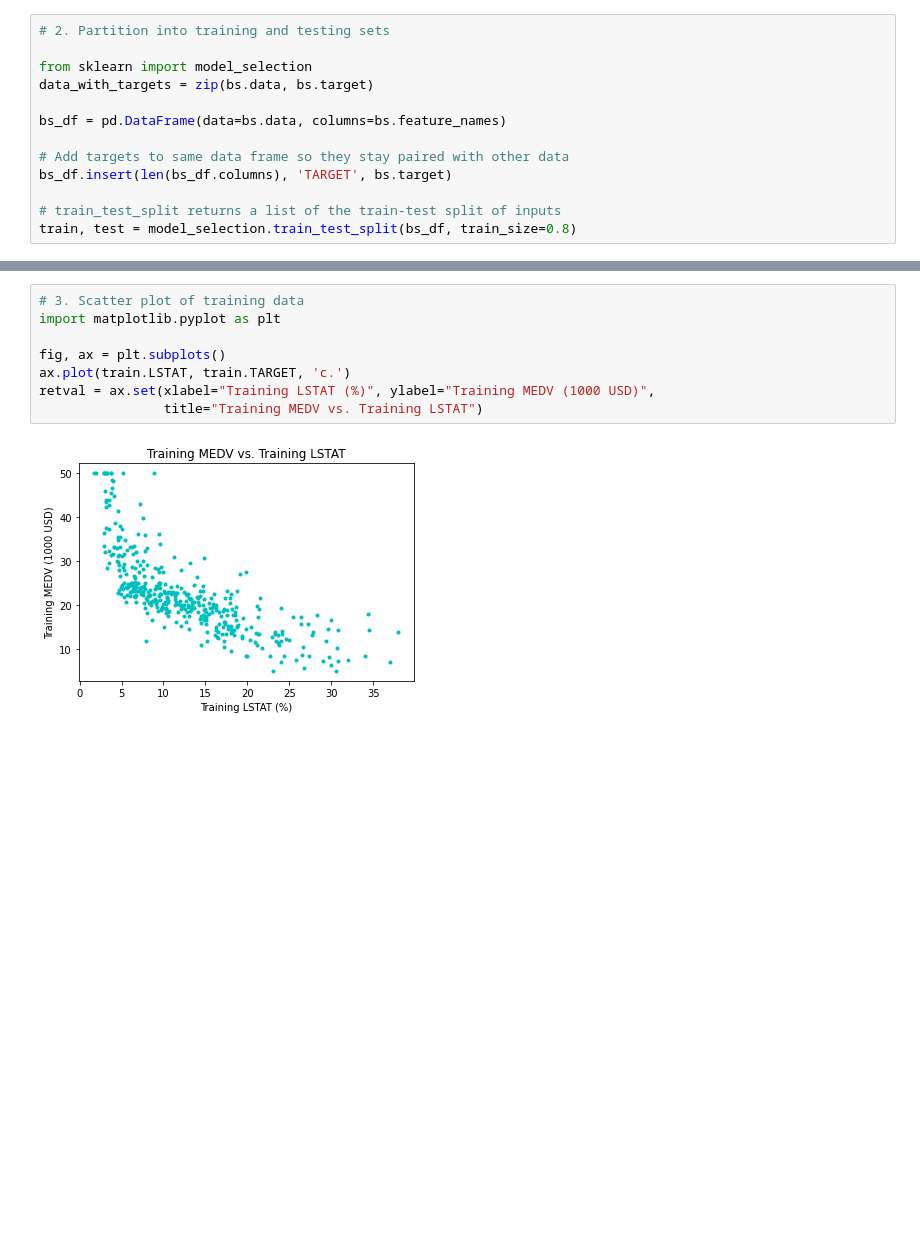
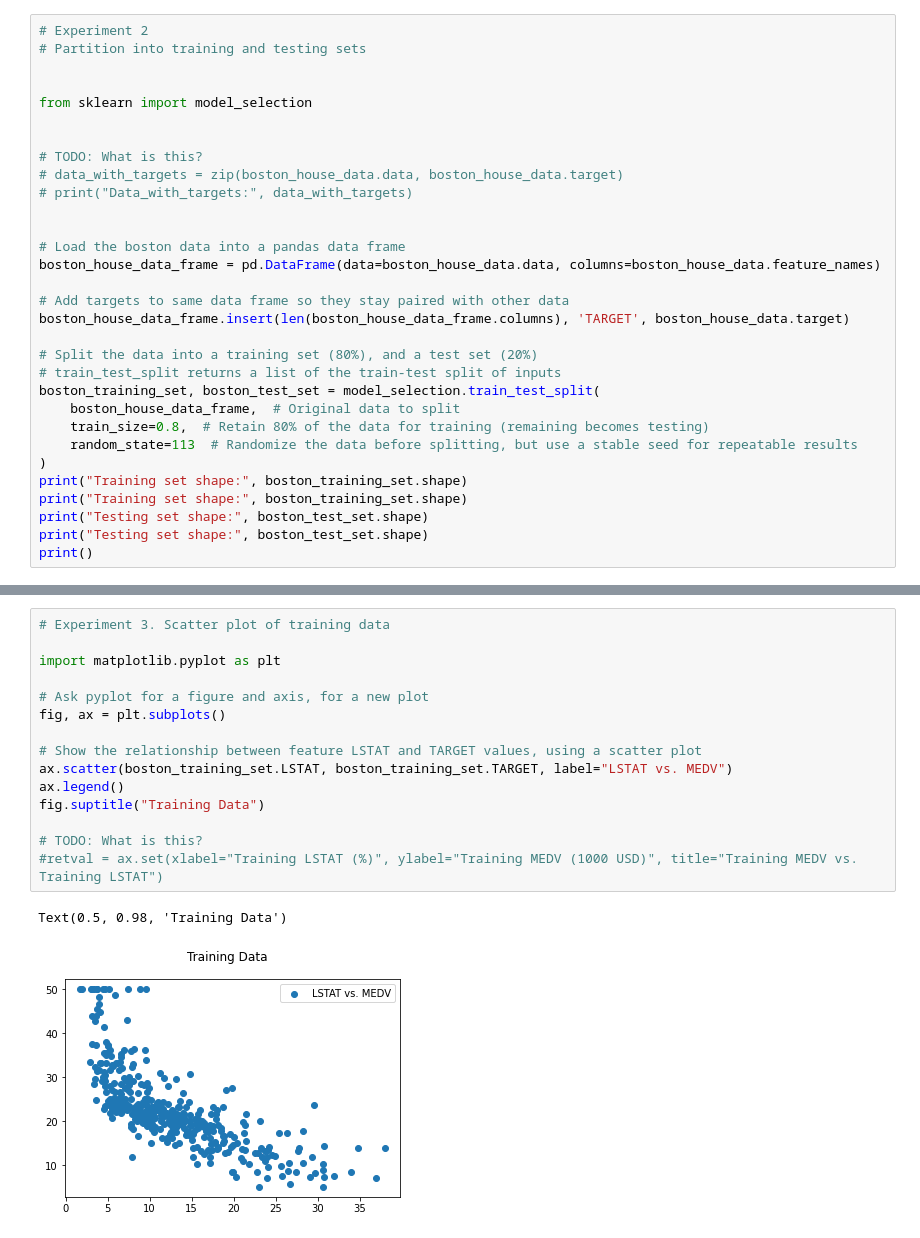
Before and after one commit to BrandonXue/cpsc-483-p2, a Jupyter notebook: cpsc_483_p2.ipynb, the cells around one changed output, grey strips where cells are left out. Cells and saved outputs as stored; diff of their text form; blank space fills up the shorter version.

Commit message:
Worked up to Experiment 5

```diff
--- a/cpsc_483_p2.ipynb
+++ b/cpsc_483_p2.ipynb
@@ -23,13 +61,31 @@ array(['CRIM', 'ZN', 'INDUS', 'CHAS', 'NOX', 'RM', 'AGE', 'DIS', 'RAD',
 # %%
-# 2. Partition into training and testing sets
+# Experiment 2
+# Partition into training and testing sets
+
 
 from sklearn import model_selection
-data_with_targets = zip(bs.data, bs.target)
 
-bs_df = pd.DataFrame(data=bs.data, columns=bs.feature_names)
+
+# TODO: What is this?
+# data_with_targets = zip(boston_house_data.data, boston_house_data.target)
+# print("Data_with_targets:", data_with_targets)
+
+
+# Load the boston data into a pandas data frame
+boston_house_data_frame = pd.DataFrame(data=boston_house_data.data, columns=boston_house_data.feature_names)
 
 # Add targets to same data frame so they stay paired with other data
-bs_df.insert(len(bs_df.columns), 'TARGET', bs.target)
+boston_house_data_frame.insert(len(boston_house_data_frame.columns), 'TARGET', boston_house_data.target)
 
+# Split the data into a training set (80%), and a test set (20%)
 # train_test_split returns a list of the train-test split of inputs
-train, test = model_selection.train_test_split(bs_df, train_size=0.8)
+boston_training_set, boston_test_set = model_selection.train_test_split(
+    boston_house_data_frame,  # Original data to split
+    train_size=0.8,  # Retain 80% of the data for training (remaining becomes testing)
+    random_state=113  # Randomize the data before splitting, but use a stable seed for repeatable results
+)
+print("Training set shape:", boston_training_set.shape)
+print("Training set shape:", boston_training_set.shape)
+print("Testing set shape:", boston_test_set.shape)
+print("Testing set shape:", boston_test_set.shape)
+print()
@@ -36,10 +100,18 @@ train, test = model_selection.train_test_split(bs_df, train_size=0.8)
 # %%
-# 3. Scatter plot of training data
+# Experiment 3. Scatter plot of training data
+
 import matplotlib.pyplot as plt
 
+# Ask pyplot for a figure and axis, for a new plot
 fig, ax = plt.subplots()
-ax.plot(train.LSTAT, train.TARGET, 'c.')
-retval = ax.set(xlabel="Training LSTAT (%)", ylabel="Training MEDV (1000 USD)",
-                title="Training MEDV vs. Training LSTAT")
+
+# Show the relationship between feature LSTAT and TARGET values, using a scatter plot
+ax.scatter(boston_training_set.LSTAT, boston_training_set.TARGET, label="LSTAT vs. MEDV")
+ax.legend()
+fig.suptitle("Training Data")
+
+# TODO: What is this?
+#retval = ax.set(xlabel="Training LSTAT (%)", ylabel="Training MEDV (1000 USD)", title="Training MEDV vs. Training LSTAT")
 # %% [output]
+Text(0.5, 0.98, 'Training Data')
-[figure, old version]
+[figure, new version]
```
Also changed, not shown: parts of 14 cells of this notebook, 1 other file.
